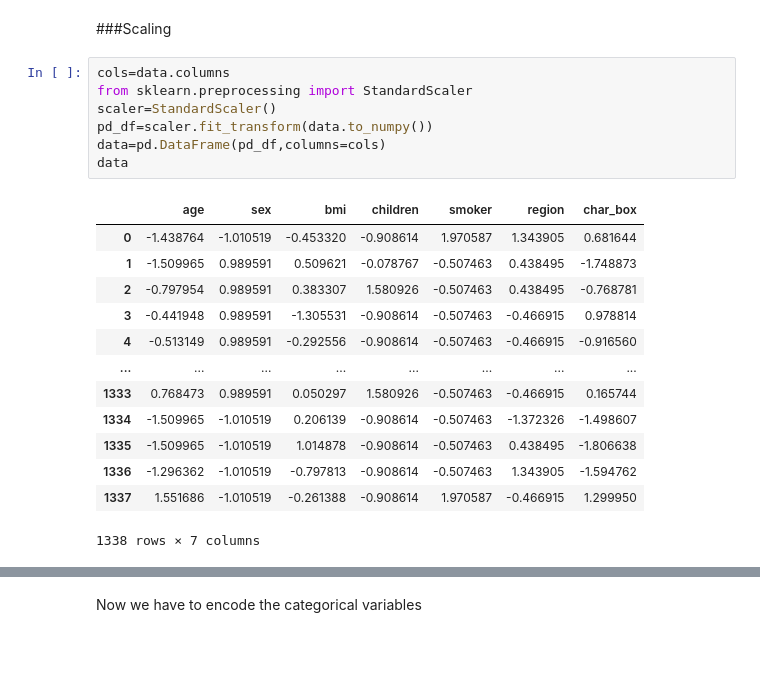
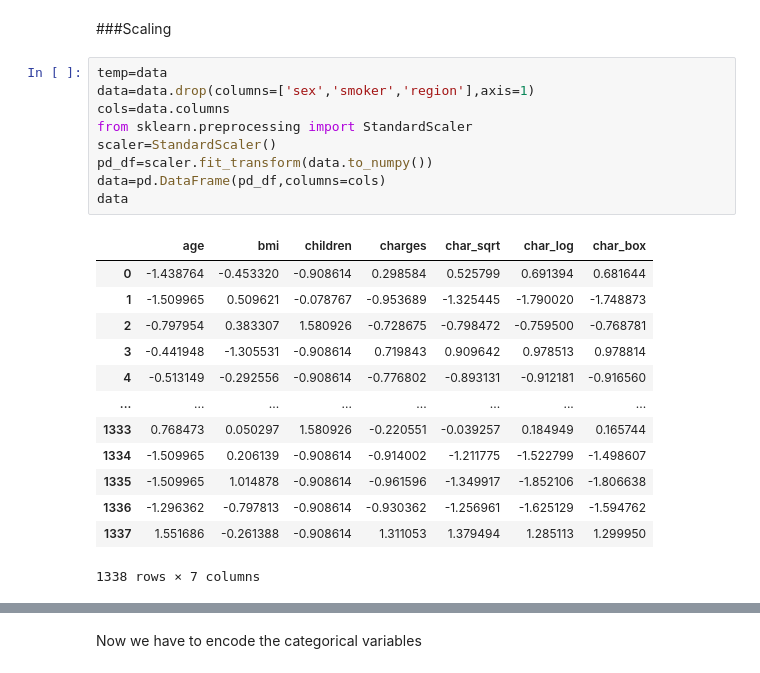
Before and after one commit to yuva1111/Medical_insurance, a Jupyter notebook: medical_insurance.ipynb, the cells around one changed output, grey strips where cells are left out. Saved outputs shown, nothing was run; the diff lists cells and outputs as text.

```diff
--- a/medical_insurance.ipynb
+++ b/medical_insurance.ipynb
@@ -319,23 +319,25 @@ plt.show()
 # %% [markdown]
 ###Scaling
 # %%
+temp=data
+data=data.drop(columns=['sex','smoker','region'],axis=1)
 cols=data.columns
 from sklearn.preprocessing import StandardScaler
 scaler=StandardScaler()
 pd_df=scaler.fit_transform(data.to_numpy())
 data=pd.DataFrame(pd_df,columns=cols)
 data
 # %% [output]
-|  | age | sex | bmi | children | smoker | region | char_box |
-| 0 | -1.438764 | -1.010519 | -0.453320 | -0.908614 | 1.970587 | 1.343905 | 0.681644 |
-| 1 | -1.509965 | 0.989591 | 0.509621 | -0.078767 | -0.507463 | 0.438495 | -1.748873 |
-| 2 | -0.797954 | 0.989591 | 0.383307 | 1.580926 | -0.507463 | 0.438495 | -0.768781 |
-| 3 | -0.441948 | 0.989591 | -1.305531 | -0.908614 | -0.507463 | -0.466915 | 0.978814 |
-| 4 | -0.513149 | 0.989591 | -0.292556 | -0.908614 | -0.507463 | -0.466915 | -0.916560 |
+|  | age | bmi | children | charges | char_sqrt | char_log | char_box |
+| 0 | -1.438764 | -0.453320 | -0.908614 | 0.298584 | 0.525799 | 0.691394 | 0.681644 |
+| 1 | -1.509965 | 0.509621 | -0.078767 | -0.953689 | -1.325445 | -1.790020 | -1.748873 |
+| 2 | -0.797954 | 0.383307 | 1.580926 | -0.728675 | -0.798472 | -0.759500 | -0.768781 |
+| 3 | -0.441948 | -1.305531 | -0.908614 | 0.719843 | 0.909642 | 0.978513 | 0.978814 |
+| 4 | -0.513149 | -0.292556 | -0.908614 | -0.776802 | -0.893131 | -0.912181 | -0.916560 |
 | ... | ... | ... | ... | ... | ... | ... | ... |
-| 1333 | 0.768473 | 0.989591 | 0.050297 | 1.580926 | -0.507463 | -0.466915 | 0.165744 |
-| 1334 | -1.509965 | -1.010519 | 0.206139 | -0.908614 | -0.507463 | -1.372326 | -1.498607 |
-| 1335 | -1.509965 | -1.010519 | 1.014878 | -0.908614 | -0.507463 | 0.438495 | -1.806638 |
-| 1336 | -1.296362 | -1.010519 | -0.797813 | -0.908614 | -0.507463 | 1.343905 | -1.594762 |
-| 1337 | 1.551686 | -1.010519 | -0.261388 | -0.908614 | 1.970587 | -0.466915 | 1.299950 |
+| 1333 | 0.768473 | 0.050297 | 1.580926 | -0.220551 | -0.039257 | 0.184949 | 0.165744 |
+| 1334 | -1.509965 | 0.206139 | -0.908614 | -0.914002 | -1.211775 | -1.522799 | -1.498607 |
+| 1335 | -1.509965 | 1.014878 | -0.908614 | -0.961596 | -1.349917 | -1.852106 | -1.806638 |
+| 1336 | -1.296362 | -0.797813 | -0.908614 | -0.930362 | -1.256961 | -1.625129 | -1.594762 |
+| 1337 | 1.551686 | -0.261388 | -0.908614 | 1.311053 | 1.379494 | 1.285113 | 1.299950 |
 1338 rows × 7 columns
```
Also changed, not shown: parts of 32 cells of this notebook.
